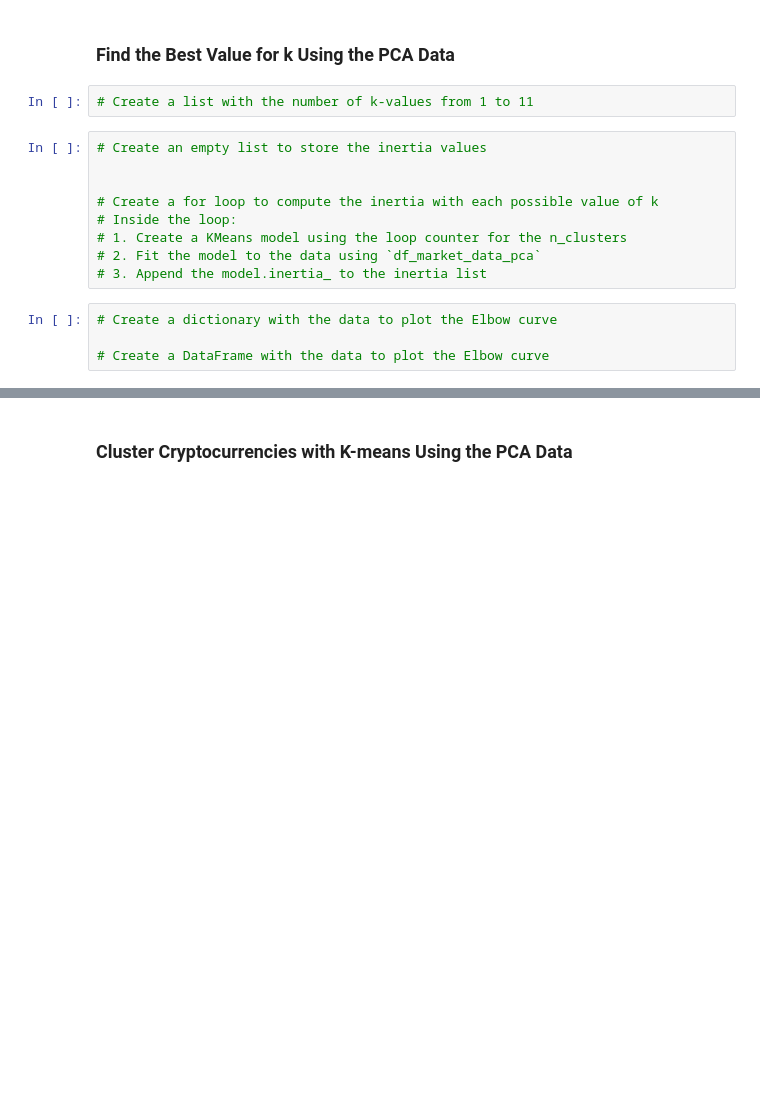
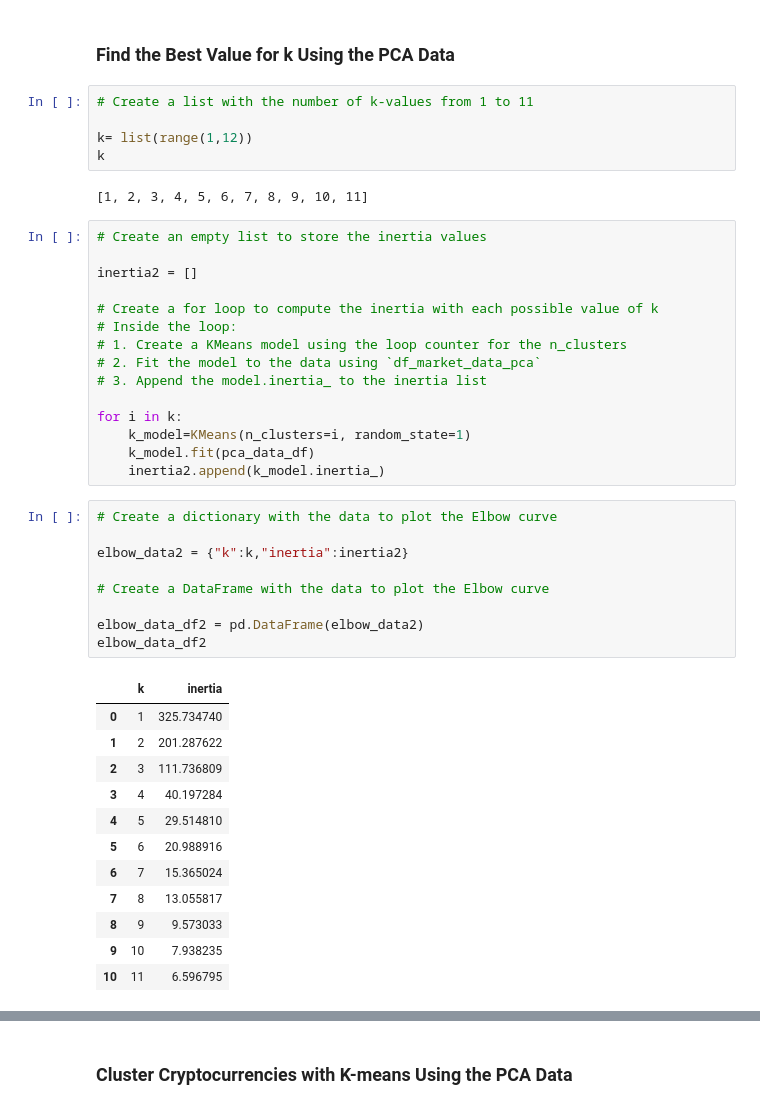
Before and after one commit to AdrianD1021/CryptoClustering, a Jupyter notebook: Crypto_Clustering.ipynb, the cells around one changed output, grey strips where cells are left out. Saved outputs shown, nothing was run; the diff lists cells and outputs as text; blank space fills up the shorter version.

```diff
--- a/Crypto_Clustering.ipynb
+++ b/Crypto_Clustering.ipynb
@@ -163,19 +335,48 @@ df_market_data.columns
 ### Find the Best Value for k Using the PCA Data
 # %%
 # Create a list with the number of k-values from 1 to 11
+
+k= list(range(1,12))
+k
+# %% [output]
+[1, 2, 3, 4, 5, 6, 7, 8, 9, 10, 11]
 # %%
 # Create an empty list to store the inertia values
 
+inertia2 = []
 
 # Create a for loop to compute the inertia with each possible value of k
 # Inside the loop:
 # 1. Create a KMeans model using the loop counter for the n_clusters
 # 2. Fit the model to the data using `df_market_data_pca`
 # 3. Append the model.inertia_ to the inertia list
+
+for i in k:
+    k_model=KMeans(n_clusters=i, random_state=1)
+    k_model.fit(pca_data_df)
+    inertia2.append(k_model.inertia_)
 # %%
 # Create a dictionary with the data to plot the Elbow curve
 
+elbow_data2 = {"k":k,"inertia":inertia2}
+
 # Create a DataFrame with the data to plot the Elbow curve
+
+elbow_data_df2 = pd.DataFrame(elbow_data2)
+elbow_data_df2
+# %% [output]
+|  | k | inertia |
+| 0 | 1 | 325.734740 |
+| 1 | 2 | 201.287622 |
+| 2 | 3 | 111.736809 |
+| 3 | 4 | 40.197284 |
+| 4 | 5 | 29.514810 |
+| 5 | 6 | 20.988916 |
+| 6 | 7 | 15.365024 |
+| 7 | 8 | 13.055817 |
+| 8 | 9 | 9.573033 |
+| 9 | 10 | 7.938235 |
+| 10 | 11 | 6.596795 |
 # %%
 # Plot a line chart with all the inertia values computed with
 # the different values of k to visually identify the optimal value for k.
```
Also changed, not shown: parts of 22 cells of this notebook.
